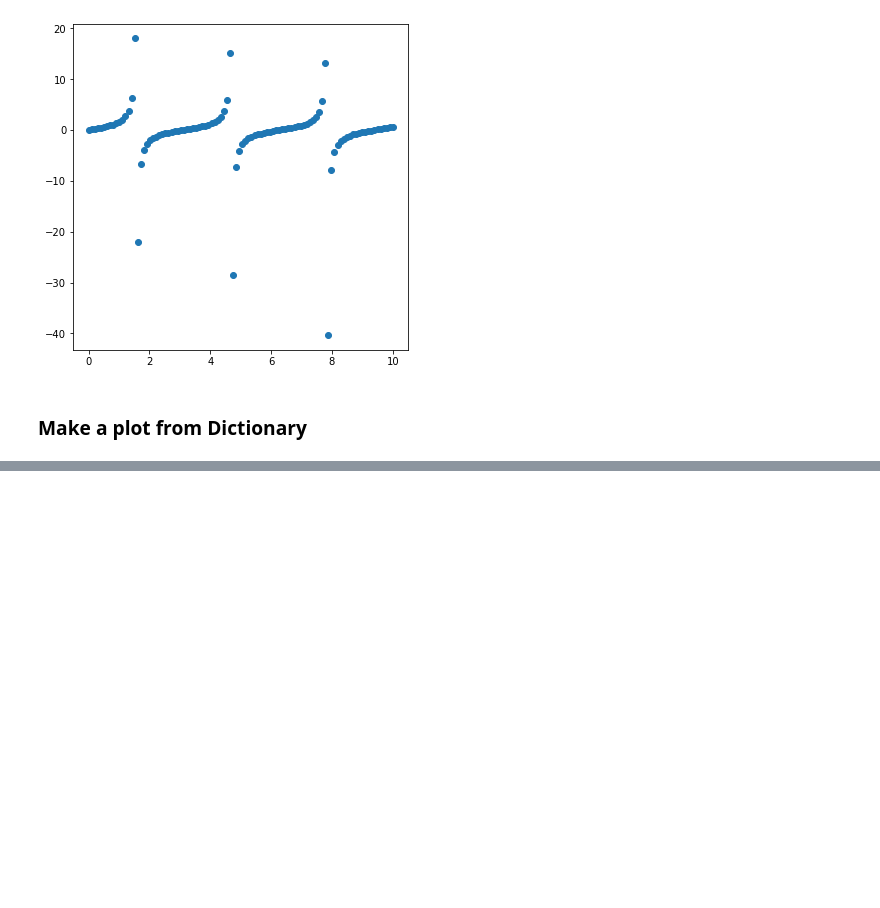
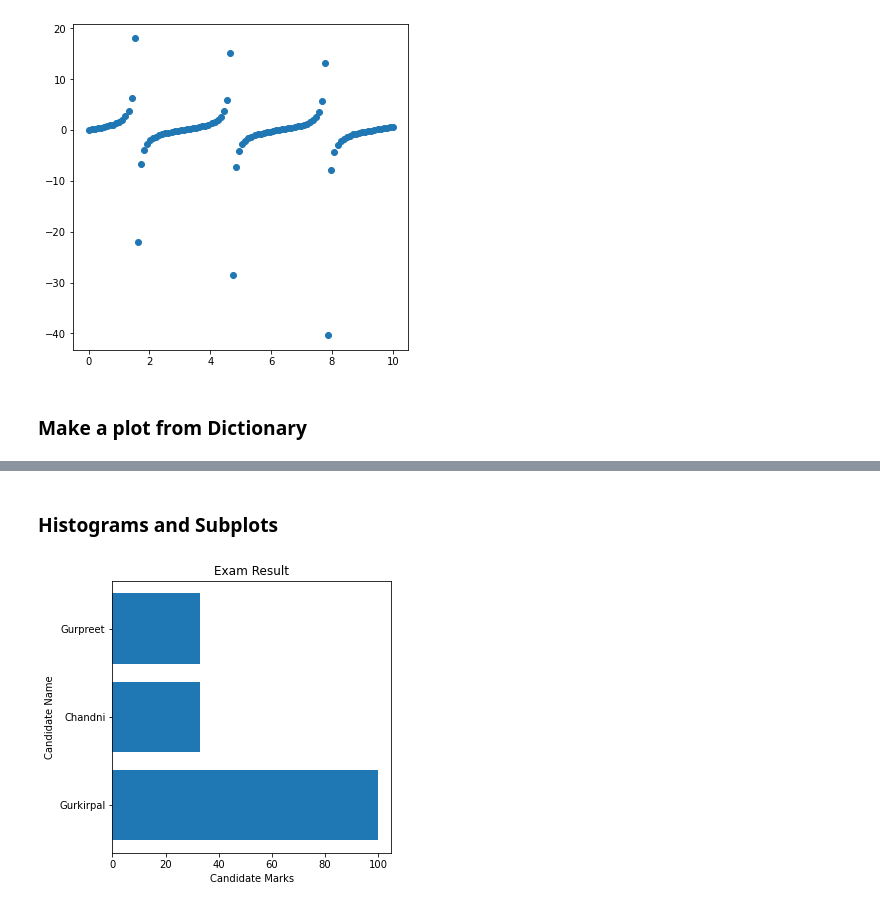
Before and after one commit to GKPSingh/M2D14, a Jupyter notebook: Learning Matplotlib.ipynb, the cells around one changed output, grey strips where cells are left out. Cells and saved outputs as stored; diff of their text form; code cells hidden in the pictures; blank space fills up the shorter version.

```diff
--- a/Learning Matplotlib.ipynb
+++ b/Learning Matplotlib.ipynb
@@ -111,0 +119,9 @@ ax.set(title = 'Parmar Butter Factory', xlabel = 'Types of Butter', ylabel = 'Pr
+# %% [markdown]
+### Histograms and Subplots
+# %%
+marks_scored = {'Gurkirpal':100, 'Chandni': 33, 'Gurpreet':33}
+fig,ax = plt.subplots(figsize = (5,5))
+ax.barh(list(marks_scored.keys()), list(marks_scored.values()))
+ax.set(title = 'Exam Result', xlabel='Candidate Marks', ylabel='Candidate Name' );
+# %% [output]
+[figure, added]
```
Also changed, not shown: parts of 7 cells of this notebook.
